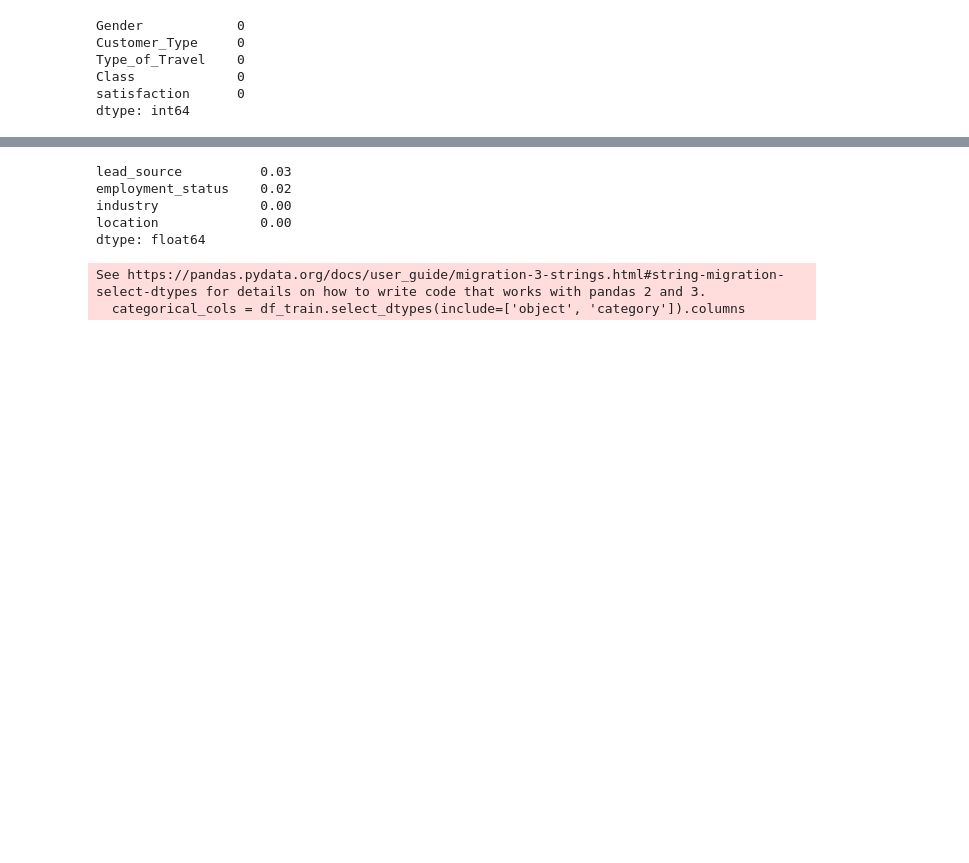
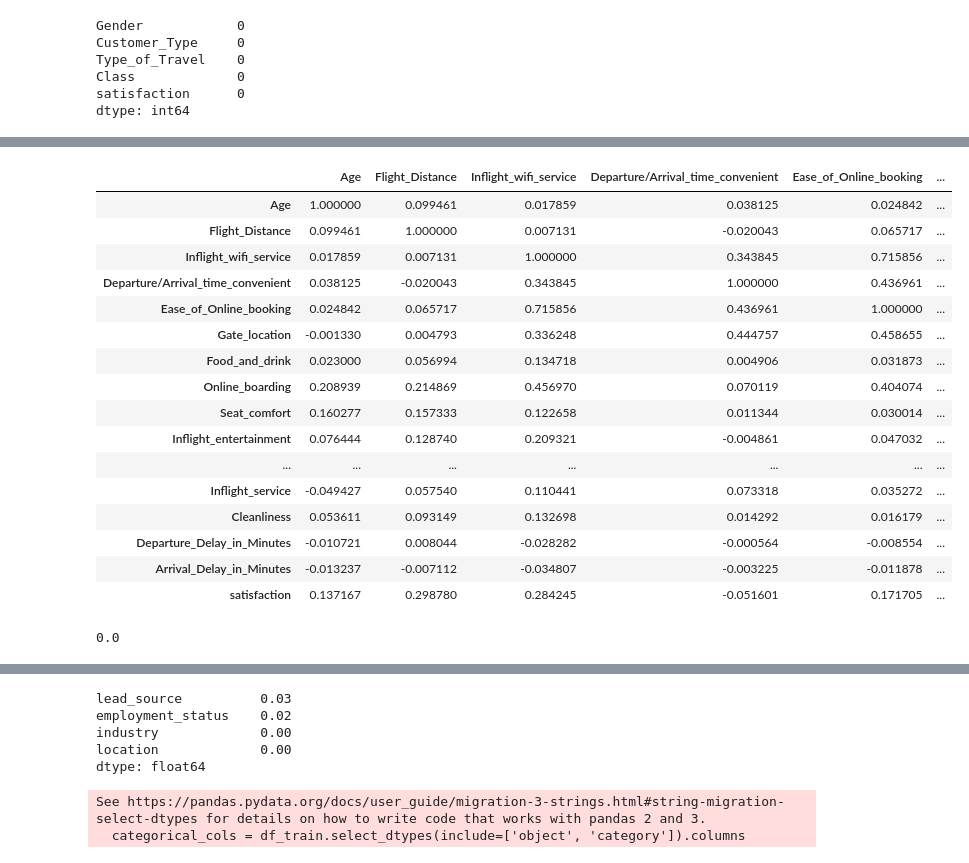
Before and after one commit to sjfjawe/Airline-Customer-Satisfaction-Prediction, a Jupyter notebook: notebook.ipynb, the cells around one changed output, grey strips where cells are left out. Drawn from its saved outputs; the diff is of its cells as text; code cells hidden in the pictures; blank space fills up the shorter version.

```diff
--- a/notebook.ipynb
+++ b/notebook.ipynb
@@ -217,0 +252,12 @@ lead_score                         0.915746    1.000000
+# %%
+from sklearn.model_selection import train_test_split
+
+df_full_train = df_train.copy()   # keep a backup
+
+df_train, df_val = train_test_split(df_full_train, test_size=0.2, random_state=42)
+total = len(df_train) + len(df_val) + len(df_test)
+print(f"Train size: {len(df_train)}; {len(df_train)/total*100:.2f}%")
+print(f"Val size:   {len(df_val)}; {len(df_val)/total*100:.2f}%")
+print(f"Test size:  {len(df_test)}; {len(df_test)/total*100:.2f}%")
+print("-----------------")
+df_train.head()
@@ -217,0 +299,3 @@ lead_score                         0.915746    1.000000
+# %%
+df_full_train.satisfaction = (df_full_train.satisfaction == 'satisfied').astype('int')
+df_full_train.head()
@@ -217,0 +310,26 @@ lead_score                         0.915746    1.000000
+# %%
+df_full_train[numerical_features + ['satisfaction']].corr()
+# %% [output]
+|  | Age | Flight_Distance | Inflight_wifi_service | Departure/Arrival_time_convenient | Ease_of_Online_booking | ... |
+| Age | 1.000000 | 0.099461 | 0.017859 | 0.038125 | 0.024842 | ... |
+| Flight_Distance | 0.099461 | 1.000000 | 0.007131 | -0.020043 | 0.065717 | ... |
+| Inflight_wifi_service | 0.017859 | 0.007131 | 1.000000 | 0.343845 | 0.715856 | ... |
+| Departure/Arrival_time_convenient | 0.038125 | -0.020043 | 0.343845 | 1.000000 | 0.436961 | ... |
+| Ease_of_Online_booking | 0.024842 | 0.065717 | 0.715856 | 0.436961 | 1.000000 | ... |
+| Gate_location | -0.001330 | 0.004793 | 0.336248 | 0.444757 | 0.458655 | ... |
+| Food_and_drink | 0.023000 | 0.056994 | 0.134718 | 0.004906 | 0.031873 | ... |
+| Online_boarding | 0.208939 | 0.214869 | 0.456970 | 0.070119 | 0.404074 | ... |
+| Seat_comfort | 0.160277 | 0.157333 | 0.122658 | 0.011344 | 0.030014 | ... |
+| Inflight_entertainment | 0.076444 | 0.128740 | 0.209321 | -0.004861 | 0.047032 | ... |
+| ... | ... | ... | ... | ... | ... | ... |
+| Inflight_service | -0.049427 | 0.057540 | 0.110441 | 0.073318 | 0.035272 | ... |
+| Cleanliness | 0.053611 | 0.093149 | 0.132698 | 0.014292 | 0.016179 | ... |
+| Departure_Delay_in_Minutes | -0.010721 | 0.008044 | -0.028282 | -0.000564 | -0.008554 | ... |
+| Arrival_Delay_in_Minutes | -0.013237 | -0.007112 | -0.034807 | -0.003225 | -0.011878 | ... |
+| satisfaction | 0.137167 | 0.298780 | 0.284245 | -0.051601 | 0.171705 | ... |
+# %%
+from sklearn.metrics import mutual_info_score
+
+mutual_info_score(df_full_train['satisfaction'], df_full_train['Gender'])
+# %% [output]
+0.0
```
Also changed, not shown: parts of 20 cells of this notebook.
